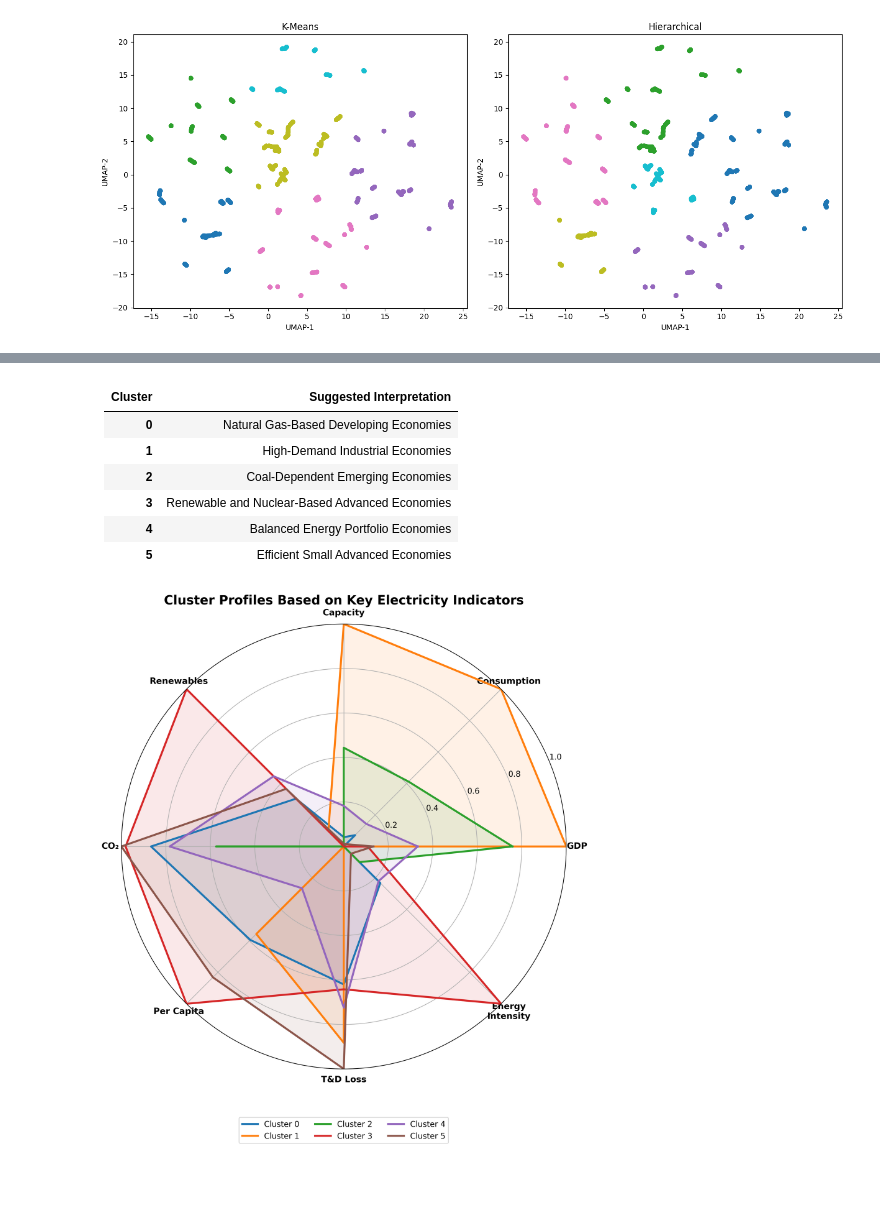
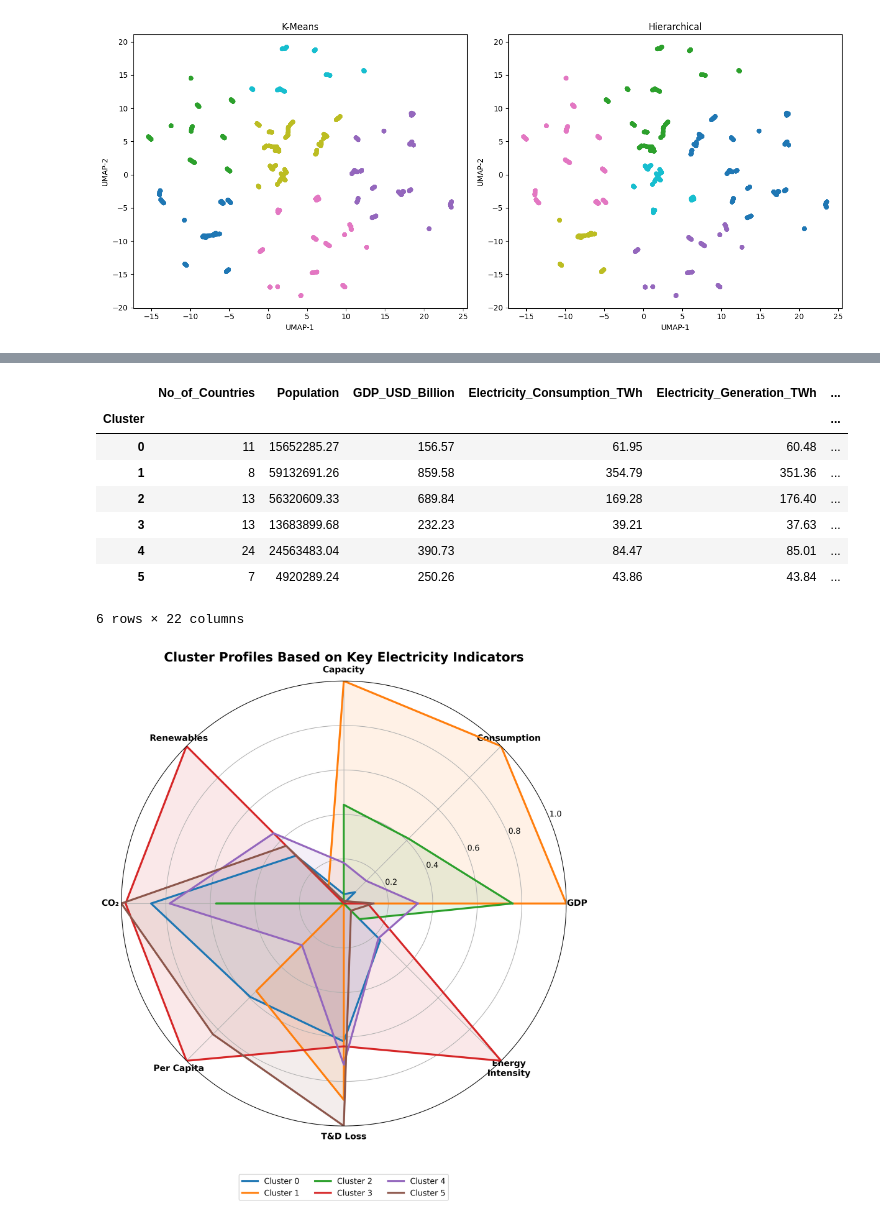
Before and after one commit to proshenjitbarua06-dot/skill-morph, a Jupyter notebook: A_UMAP_Assisted_Unsupervised_Machine_Learning_Framework_for_Profiling_Global_Electricity_Systems_Based_on_Energy,_Economic,_and_Environmental_Indicators.ipynb, the cells around one changed output, grey strips where cells are left out. Saved outputs shown, nothing was run; the diff lists cells and outputs as text; code cells hidden in the pictures; blank space fills up the shorter version.

```diff
--- a/A_UMAP_Assisted_Unsupervised_Machine_Learning_Framework_for_Profiling_Global_Electricity_Systems_Based_on_Energy,_Economic,_and_Environmental_Indicators.ipynb
+++ b/A_UMAP_Assisted_Unsupervised_Machine_Learning_Framework_for_Profiling_Global_Electricity_Systems_Based_on_Energy,_Economic,_and_Environmental_Indicators.ipynb
@@ -291,12 +366,48 @@ cluster_profile
-# %% [markdown]
-| Cluster | Suggested Interpretation                       |
-| ------- | ---------------------------------------------- |
-| **0**   | Natural Gas-Based Developing Economies         |
-| **1**   | High-Demand Industrial Economies               |
-| **2**   | Coal-Dependent Emerging Economies              |
-| **3**   | Renewable and Nuclear-Based Advanced Economies |
-| **4**   | Balanced Energy Portfolio Economies            |
-| **5**   | Efficient Small Advanced Economies             |
+# %%
+from sklearn.cluster import KMeans
+
+best_model = KMeans(
+    n_clusters=6,
+    random_state=42,
+    n_init=10
+)
+
+cluster_labels = best_model.fit_predict(embedding)
+
+df_cluster = df.copy()
+df_cluster["Cluster"] = cluster_labels
+# %%
+numeric_cols = (
+    df_cluster
+    .select_dtypes(include=np.number)
+    .columns
+    .drop(["Year", "Cluster"], errors="ignore")
+)
+
+cluster_profile = (
+    df_cluster
+    .groupby("Cluster")[numeric_cols]
+    .mean()
+    .round(2)
+)
+
+cluster_profile.insert(
+    0,
+    "No_of_Countries",
+    df_cluster.groupby("Cluster")["Country"].nunique()
+)
+
+display(cluster_profile)
+# %% [output]
+|  | No_of_Countries | Population | GDP_USD_Billion | Electricity_Consumption_TWh | Electricity_Generation_TWh | ... |
+| Cluster |  |  |  |  |  | ... |
+| 0 | 11 | 15652285.27 | 156.57 | 61.95 | 60.48 | ... |
+| 1 | 8 | 59132691.26 | 859.58 | 354.79 | 351.36 | ... |
+| 2 | 13 | 56320609.33 | 689.84 | 169.28 | 176.40 | ... |
+| 3 | 13 | 13683899.68 | 232.23 | 39.21 | 37.63 | ... |
+| 4 | 24 | 24563483.04 | 390.73 | 84.47 | 85.01 | ... |
+| 5 | 7 | 4920289.24 | 250.26 | 43.86 | 43.84 | ... |
+6 rows × 22 columns
 # %%
 # ==========================================
 # Publication Quality Radar Chart
```
Also changed, not shown: parts of 6 cells of this notebook.
